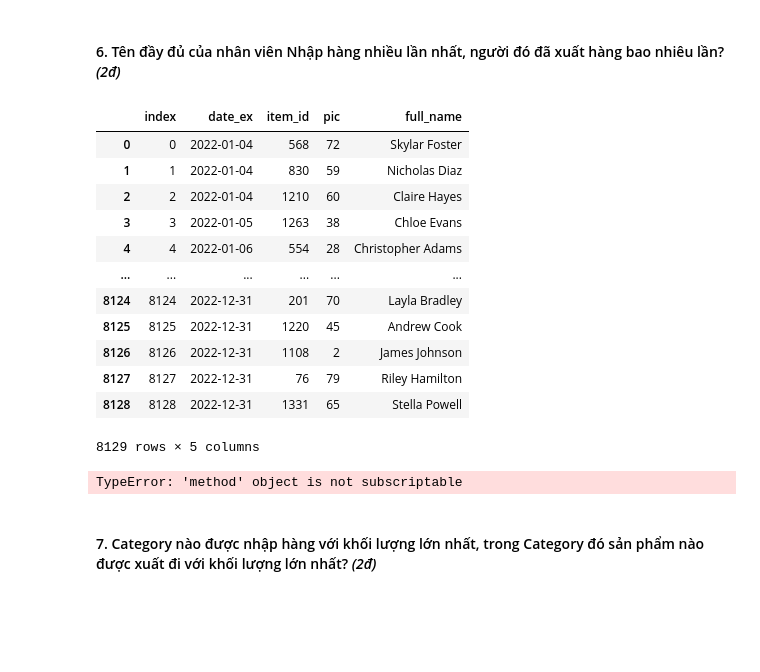
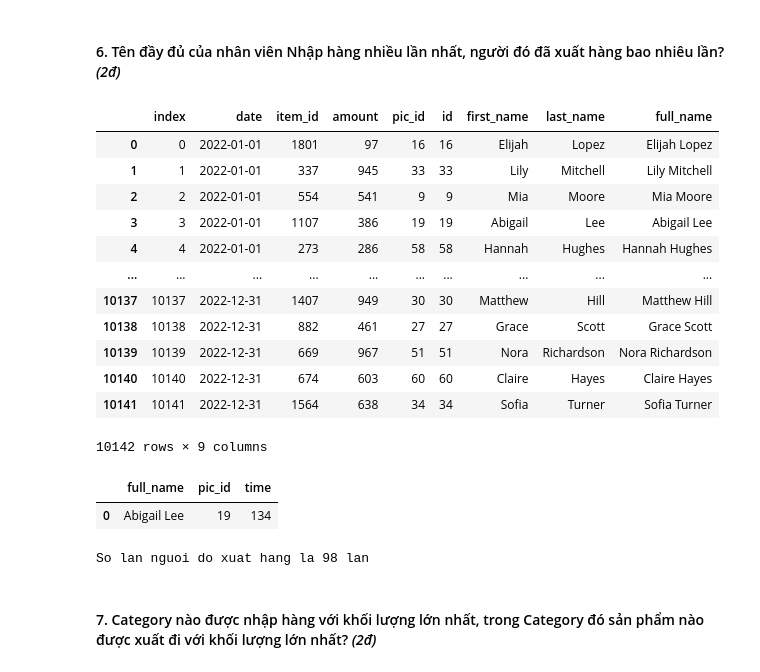
Before and after one commit to sammy1412/Data-visualization-with-Python-HW, a Jupyter notebook: survey.ipynb, the cells around one changed output. Saved outputs shown, nothing was run; the diff lists cells and outputs as text; code cells hidden in the pictures; blank space fills up the shorter version.

```diff
--- a/survey.ipynb
+++ b/survey.ipynb
@@ -47,7 +47,7 @@ import numpy as np
 # %% [markdown]
 ### **Ô này lưu toàn bộ đường dẫn, tên sheet của các bảng trong file Excel**
 # %%
-data_path = 'C:\\Users\\EVN-PC\\Downloads\\'
+data_path = 'D:\\codegym\\data\\'
 data_name = 'warehouse_tracking.xlsx'
 
 warehouse_sh = 'warehouse'
@@ -496,29 +472,42 @@ most_wh_date.nlargest(1,'item_id')
 # %%
 pic_df['full_name'] = pic_df['first_name'] + " " + pic_df['last_name']
 
-df_pic_fullname = pd.merge(date_amount_valid_ex, pic_df
+df_pic_fullname = pd.merge(warehouse_df, pic_df
                          ,how = 'left'
-                         ,left_on = ['pic']
-                        ,right_on = ['id']).loc[:,['date_ex', 'item_id','pic','full_name']].copy()
+                         ,left_on = ['pic_id']
+                        ,right_on = ['id']).copy()
 df_pic_fullname.reset_index()
 # %% [output]
-|  | index | date_ex | item_id | pic | full_name |
-| 0 | 0 | 2022-01-04 | 568 | 72 | Skylar Foster |
-| 1 | 1 | 2022-01-04 | 830 | 59 | Nicholas Diaz |
-| 2 | 2 | 2022-01-04 | 1210 | 60 | Claire Hayes |
-| 3 | 3 | 2022-01-05 | 1263 | 38 | Chloe Evans |
-| 4 | 4 | 2022-01-06 | 554 | 28 | Christopher Adams |
-| ... | ... | ... | ... | ... | ... |
-| 8124 | 8124 | 2022-12-31 | 201 | 70 | Layla Bradley |
-| 8125 | 8125 | 2022-12-31 | 1220 | 45 | Andrew Cook |
-| 8126 | 8126 | 2022-12-31 | 1108 | 2 | James Johnson |
-| 8127 | 8127 | 2022-12-31 | 76 | 79 | Riley Hamilton |
-| 8128 | 8128 | 2022-12-31 | 1331 | 65 | Stella Powell |
+|  | index | date | item_id | amount | pic_id | id | first_name | last_name | full_name |
+| 0 | 0 | 2022-01-01 | 1801 | 97 | 16 | 16 | Elijah | Lopez | Elijah Lopez |
+| 1 | 1 | 2022-01-01 | 337 | 945 | 33 | 33 | Lily | Mitchell | Lily Mitchell |
+| 2 | 2 | 2022-01-01 | 554 | 541 | 9 | 9 | Mia | Moore | Mia Moore |
+| 3 | 3 | 2022-01-01 | 1107 | 386 | 19 | 19 | Abigail | Lee | Abigail Lee |
+| 4 | 4 | 2022-01-01 | 273 | 286 | 58 | 58 | Hannah | Hughes | Hannah Hughes |
+| ... | ... | ... | ... | ... | ... | ... | ... | ... | ... |
+| 10137 | 10137 | 2022-12-31 | 1407 | 949 | 30 | 30 | Matthew | Hill | Matthew Hill |
+| 10138 | 10138 | 2022-12-31 | 882 | 461 | 27 | 27 | Grace | Scott | Grace Scott |
+| 10139 | 10139 | 2022-12-31 | 669 | 967 | 51 | 51 | Nora | Richardson | Nora Richardson |
+| 10140 | 10140 | 2022-12-31 | 674 | 603 | 60 | 60 | Claire | Hayes | Claire Hayes |
+| 10141 | 10141 | 2022-12-31 | 1564 | 638 | 34 | 34 | Sofia | Turner | Sofia Turner |
-8129 rows × 5 columns
+10142 rows × 9 columns
 # %%
-most_pic_ex = df_pic_fullname.groupby[('full_name')]['date_ex'].sum().reset_index()
-most_pic_ex.nlargest(5,'date_ex')
+most_pic_im = df_pic_fullname.groupby(['full_name','pic_id'])['date'].count().reset_index().rename(columns = {'date':'time'})
+most_pic_im.sort_values(['time']).reset_index()
+most_pic_im = most_pic_im.head(1)
+most_pic_im
 # %% [output]
-TypeError: 'method' object is not subscriptable
+|  | full_name | pic_id | time |
+| 0 | Abigail Lee | 19 | 134 |
+# %%
+#người đó đã xuất hàng bao nhiêu lần?
+most_pic_im_ex_amount = pd.merge(most_pic_im, date_amount_valid_ex
+                         ,how = 'left'
+                         ,left_on = ['pic_id']
+                        ,right_on = ['pic']).copy()
+ex_time = most_pic_im_ex_amount['date_ex'].count()
+print(f'So lan nguoi do xuat hang la {ex_time} lan')
+# %% [output]
+So lan nguoi do xuat hang la 98 lan
 # %% [markdown]
 #### 7. Category nào được nhập hàng với khối lượng lớn nhất, trong Category đó sản phẩm nào được xuất đi với khối lượng lớn nhất? *(2đ)*
```
Also changed, not shown: parts of 22 cells of this notebook.
